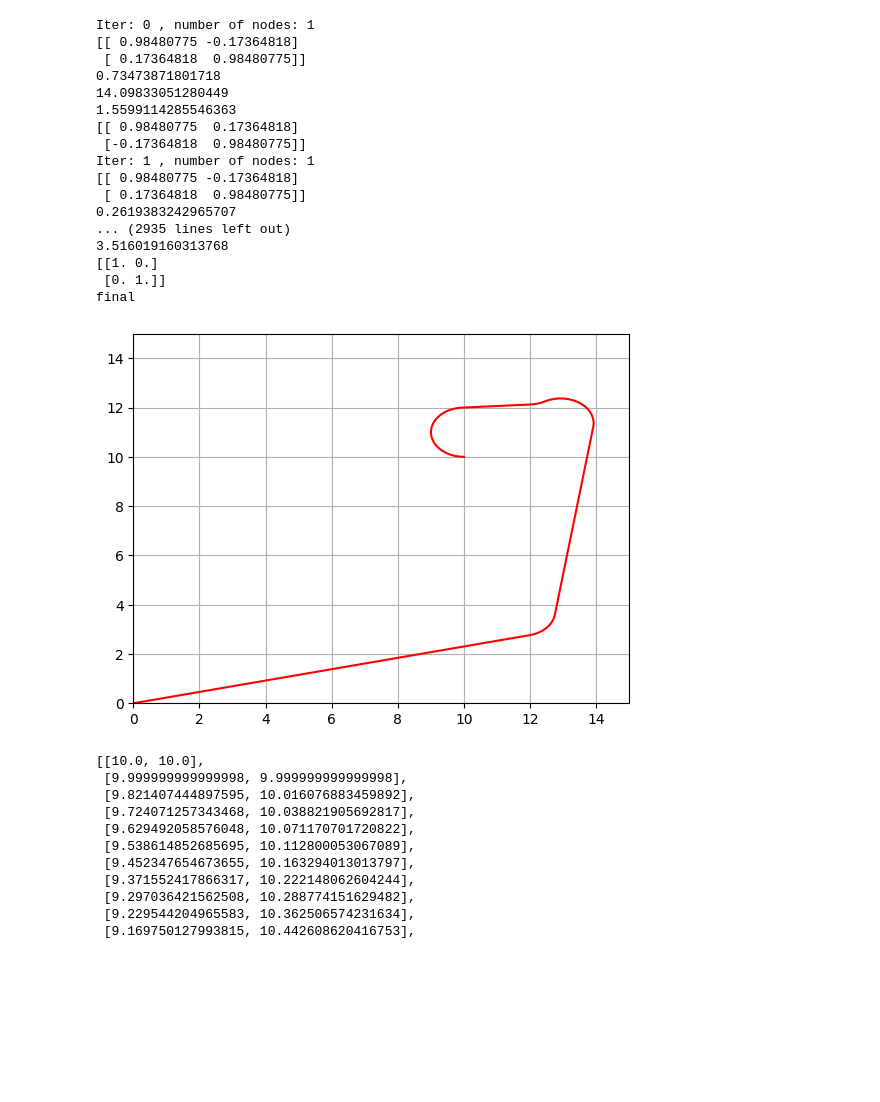
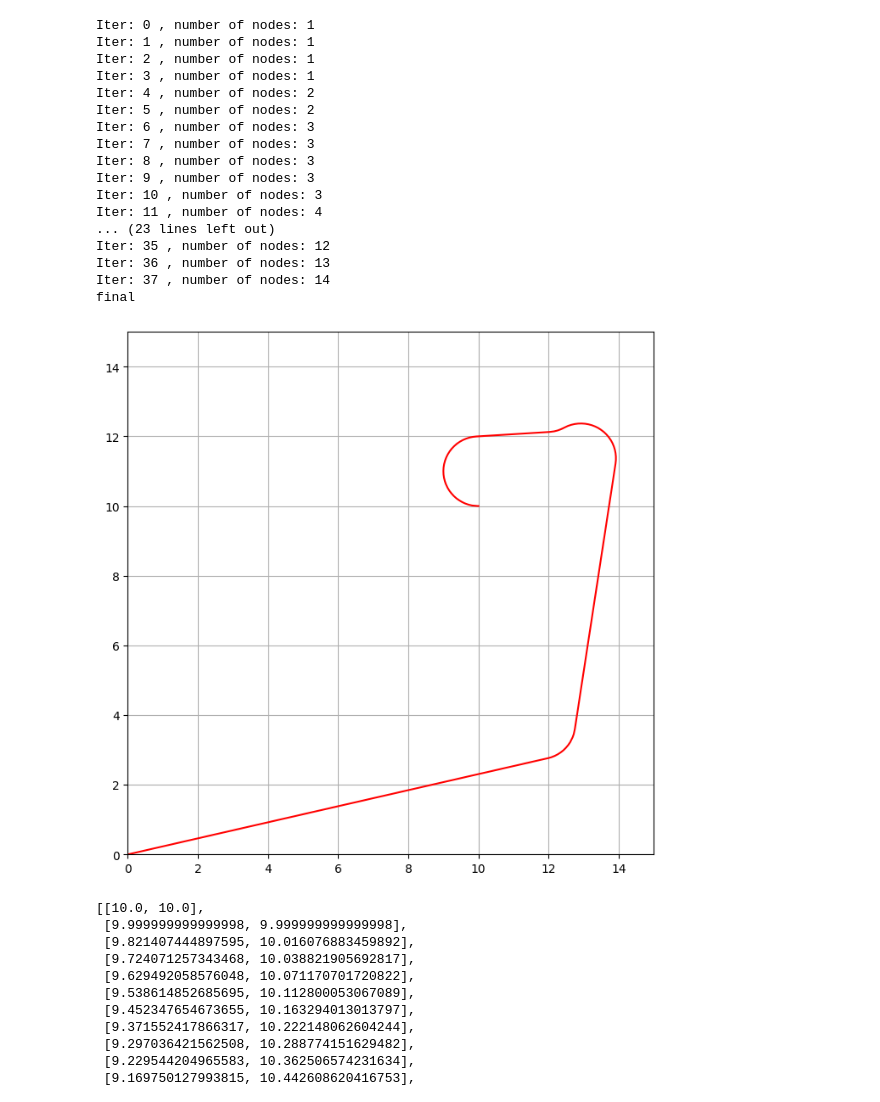
Before and after one commit to nicolazilio0/MAPF, a Jupyter notebook: path_planning/src/rtt_start_python/rrt_start_simplify.ipynb, the cells around one changed output. Cells and saved outputs as stored; diff of their text form; code cells hidden in the pictures; blank space fills up the shorter version.

```diff
--- a/path_planning/src/rtt_start_python/rrt_start_simplify.ipynb
+++ b/path_planning/src/rtt_start_python/rrt_start_simplify.ipynb
@@ -311,38 +311,40 @@ start = [0.0, 0.0, np.deg2rad(10.0)]
 goal = [10.0, 10.0, np.deg2rad(0.0)]
 
 rnd_min = 0
-rnd_max= 15
+rnd_max = 15
 
-rrtstar_dubins = RRTStarDubins(start, goal, rand_area=[rnd_min, rnd_max], obstacle_list=obstacleList, robot_radius=0.5)
+rrtstar_dubins = RRTStarDubins(start, goal, rand_area=[
+                               rnd_min, rnd_max], obstacle_list=obstacleList, robot_radius=0.5)
 path = rrtstar_dubins.planning(search_until_max_iter=False)
 # %% [output]
 Iter: 0 , number of nodes: 1
-[[ 0.98480775 -0.17364818]
- [ 0.17364818  0.98480775]]
-0.73473871801718
-14.09833051280449
-1.5599114285546363
-[[ 0.98480775  0.17364818]
- [-0.17364818  0.98480775]]
 Iter: 1 , number of nodes: 1
-[[ 0.98480775 -0.17364818]
- [ 0.17364818  0.98480775]]
-0.2619383242965707
-... (2935 lines left out)
-3.516019160313768
-[[1. 0.]
- [0. 1.]]
+Iter: 2 , number of nodes: 1
+Iter: 3 , number of nodes: 1
+Iter: 4 , number of nodes: 2
+Iter: 5 , number of nodes: 2
+Iter: 6 , number of nodes: 3
+Iter: 7 , number of nodes: 3
+Iter: 8 , number of nodes: 3
+Iter: 9 , number of nodes: 3
+Iter: 10 , number of nodes: 3
+Iter: 11 , number of nodes: 4
+... (23 lines left out)
+Iter: 35 , number of nodes: 12
+Iter: 36 , number of nodes: 13
+Iter: 37 , number of nodes: 14
 final
 # %%
 # rrtstar_dubins.draw_graph()
-plt.xlim(rnd_min,rnd_max)
-plt.ylim(rnd_min,rnd_max)
+plt.figure(figsize=(8, 8))
+plt.xlim(rnd_min, rnd_max)
+plt.ylim(rnd_min, rnd_max)
 plt.plot([x for (x, y) in path], [y for (x, y) in path], '-r')
 # plt.scatter([x for (x, y) in path], [y for (x, y) in path])
 plt.grid(True)
 plt.show()
 # %% [output]
-[figure, old version]
+[figure, new version]
 # %%
 path
 # %% [output]
```
Also changed, not shown: parts of 5 cells of this notebook, 4 other files.
